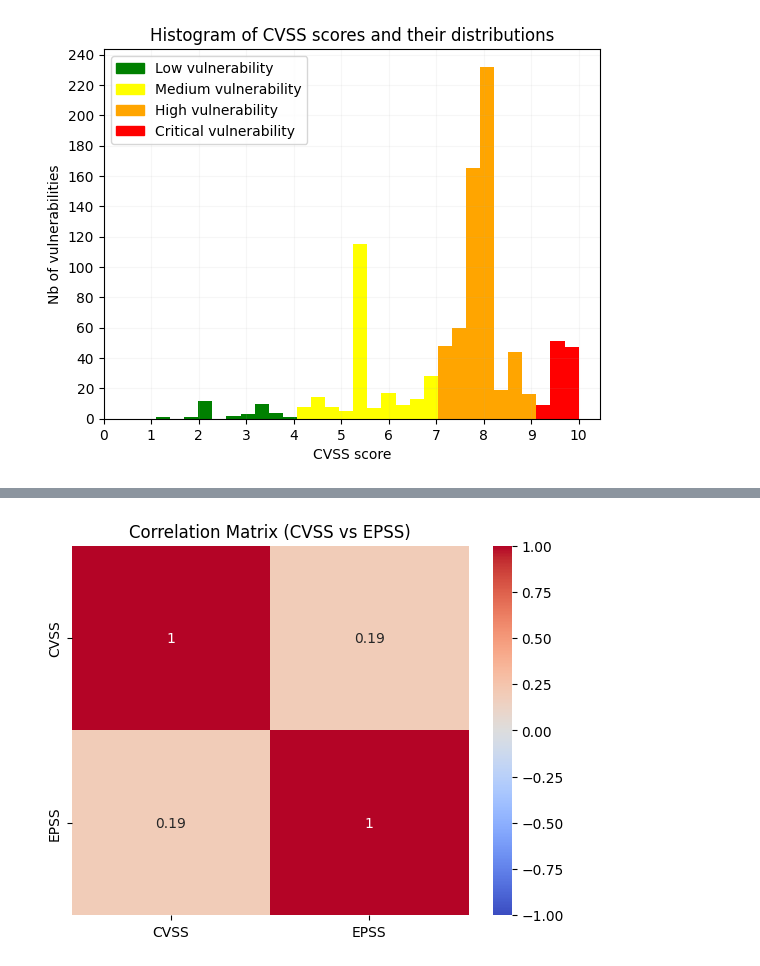
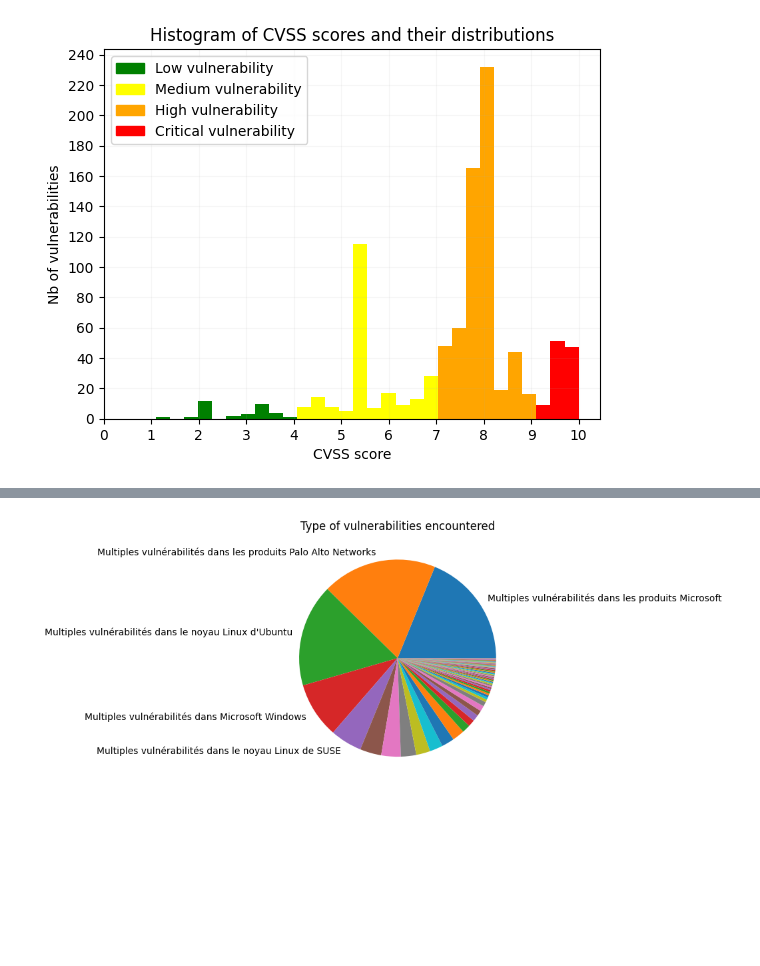
Before and after one commit to Graim-lee/Detecting-spams-in-mails-, a Jupyter notebook: project.ipynb, the cells around one changed output, grey strips where cells are left out. Drawn from its saved outputs; the diff is of its cells as text; code cells hidden in the pictures; blank space fills up the shorter version.

Commit message:
Added visualisations for interpretation

```diff
--- a/project.ipynb
+++ b/project.ipynb
@@ -575,10 +507,20 @@ plt.show()
-# %%
-import seaborn as sns
-corr_matrix = df[['CVSS', 'EPSS']].corr()
-
-sns.heatmap(corr_matrix, annot=True, cmap='coolwarm', vmin=-1, vmax=1)
-
-plt.title('Correlation Matrix (CVSS vs EPSS)')
-plt.show()
-# %% [output]
-[figure, removed]
+# %%
+"""
+Diagramme circulaire des types de vulnérabilités (CWE) rencontrées
+"""
+
+countsANSSI = df["Titre ANSSI"].value_counts()
+
+labelsANSSI = countsANSSI.index.tolist()
+sizesANSSI = countsANSSI.values.tolist()
+
+for i in range(len(labelsANSSI)):
+    if sizesANSSI[i] < 50:
+            labelsANSSI[i] = ""
+
+plt.pie(sizesANSSI, labels=labelsANSSI)
+plt.title("Type of vulnerabilities encountered")
+
+plt.show()
+# %% [output]
+[figure, added]
```
Also changed, not shown: parts of 13 cells of this notebook.
